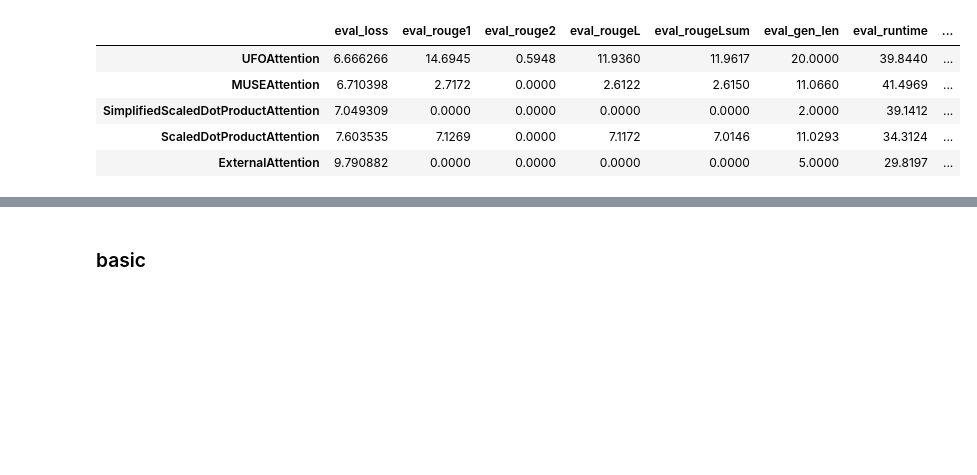
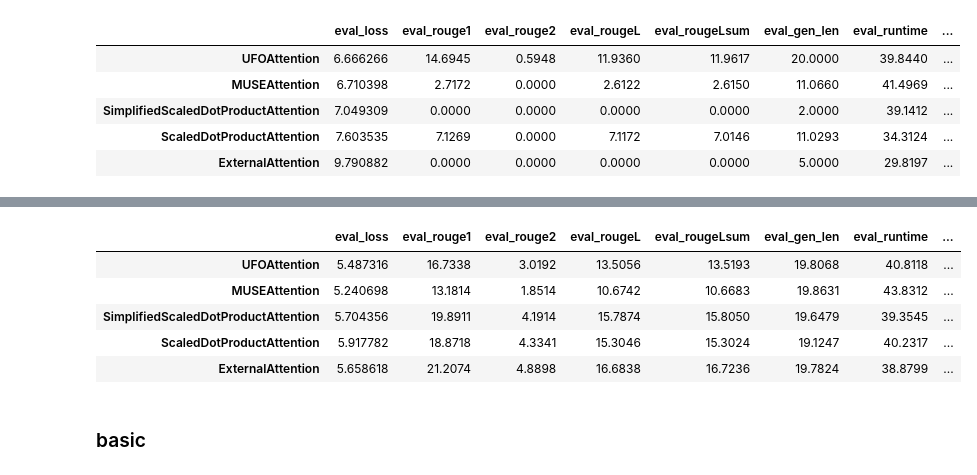
Before and after one commit to epsilon-deltta/nd-summarization, a Jupyter notebook: Fine-tuningDeepAttentions.ipynb, the cells around one changed output, grey strips where cells are left out. Drawn from its saved outputs; the diff is of its cells as text; code cells hidden in the pictures; blank space fills up the shorter version.

```diff
--- a/Fine-tuningDeepAttentions.ipynb
+++ b/Fine-tuningDeepAttentions.ipynb
@@ -689,3 +881,14 @@ pd.DataFrame(evals).T
+# %%
+# 2 attn /w attn
+import pandas as pd
+pd.DataFrame(evals).T
+# %% [output]
+|  | eval_loss | eval_rouge1 | eval_rouge2 | eval_rougeL | eval_rougeLsum | eval_gen_len | eval_runtime | ... |
+| UFOAttention | 5.487316 | 16.7338 | 3.0192 | 13.5056 | 13.5193 | 19.8068 | 40.8118 | ... |
+| MUSEAttention | 5.240698 | 13.1814 | 1.8514 | 10.6742 | 10.6683 | 19.8631 | 43.8312 | ... |
+| SimplifiedScaledDotProductAttention | 5.704356 | 19.8911 | 4.1914 | 15.7874 | 15.8050 | 19.6479 | 39.3545 | ... |
+| ScaledDotProductAttention | 5.917782 | 18.8718 | 4.3341 | 15.3046 | 15.3024 | 19.1247 | 40.2317 | ... |
+| ExternalAttention | 5.658618 | 21.2074 | 4.8898 | 16.6838 | 16.7236 | 19.7824 | 38.8799 | ... |
 # %% [markdown]
 ### basic
 # %%
```
Also changed, not shown: parts of 8 cells of this notebook, 2 other files.
